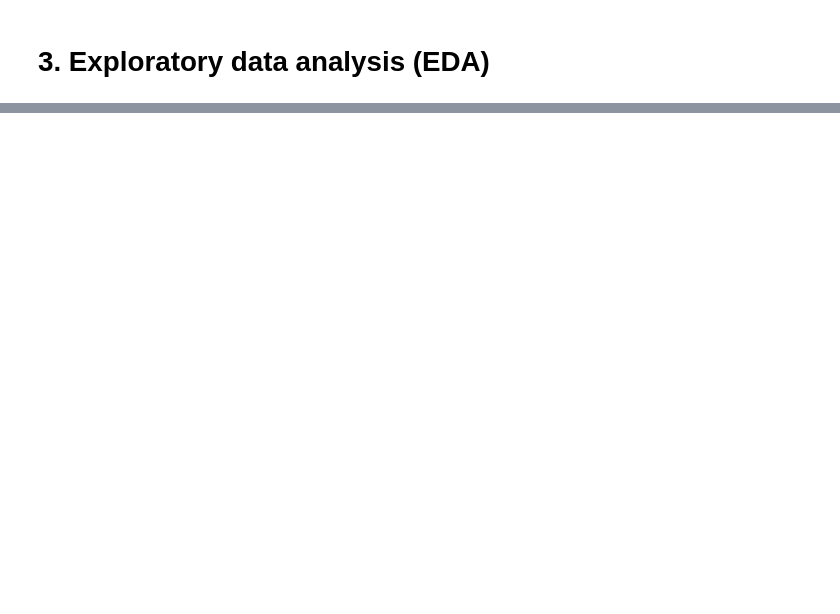
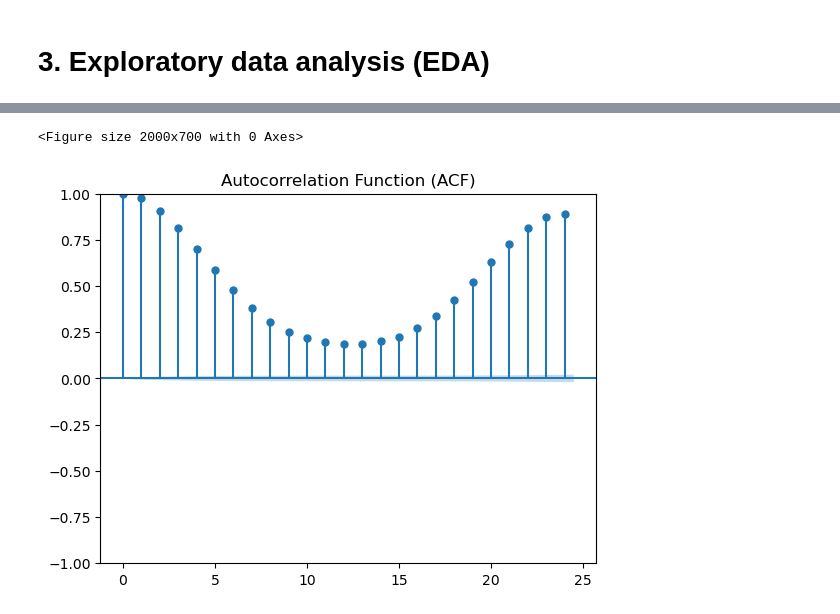
Before and after one commit to peerapat-t/Hourly-energy-consumption-prediction, a Jupyter notebook: Housely energy consumption prediction.ipynb, the cells around one changed output, grey strips where cells are left out. Saved outputs shown, nothing was run; the diff lists cells and outputs as text; code cells hidden in the pictures; blank space fills up the shorter version.

```diff
--- a/Housely energy consumption prediction.ipynb
+++ b/Housely energy consumption prediction.ipynb
@@ -646,0 +140,4 @@ plt.show()
+# %%
+# Assuming 'Datetime' is the column with datetime and 'Target' is your series of interest
+df.sort_values('Datetime', inplace=True)
+df.set_index('Datetime', inplace=True)
@@ -646,0 +146,9 @@ plt.show()
+# %%
+# Plot ACF
+plt.figure(figsize=(20, 7))  # Set figure size for better readability
+plot_acf(df['PJME_MW'], lags=24)  # Adjust the number of lags as needed
+plt.title('Autocorrelation Function (ACF)')
+plt.show()
+# %% [output]
+<Figure size 2000x700 with 0 Axes>
+[figure, added]
```
Also changed, not shown: parts of 181 cells of this notebook.
